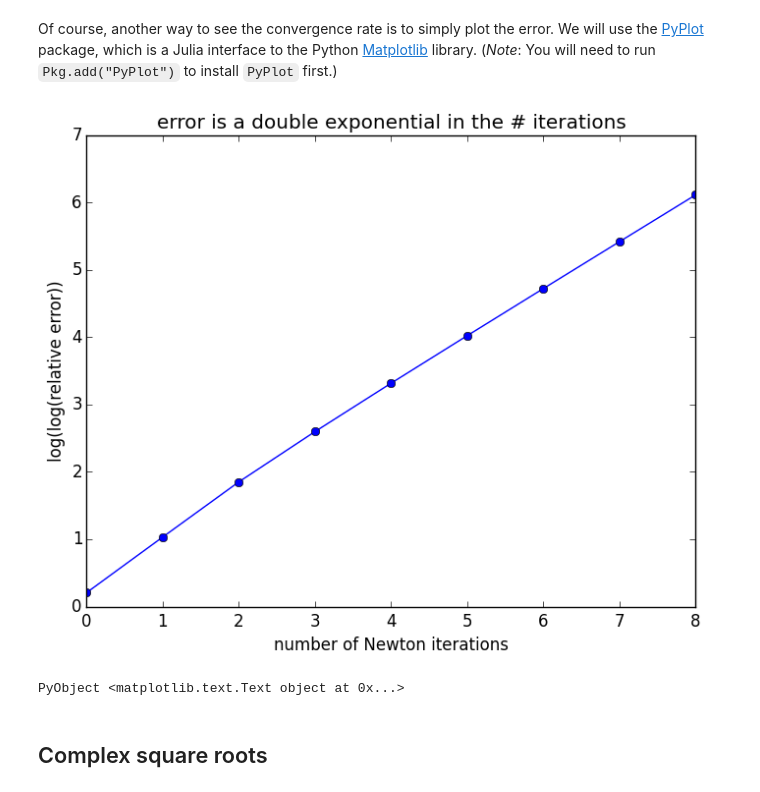
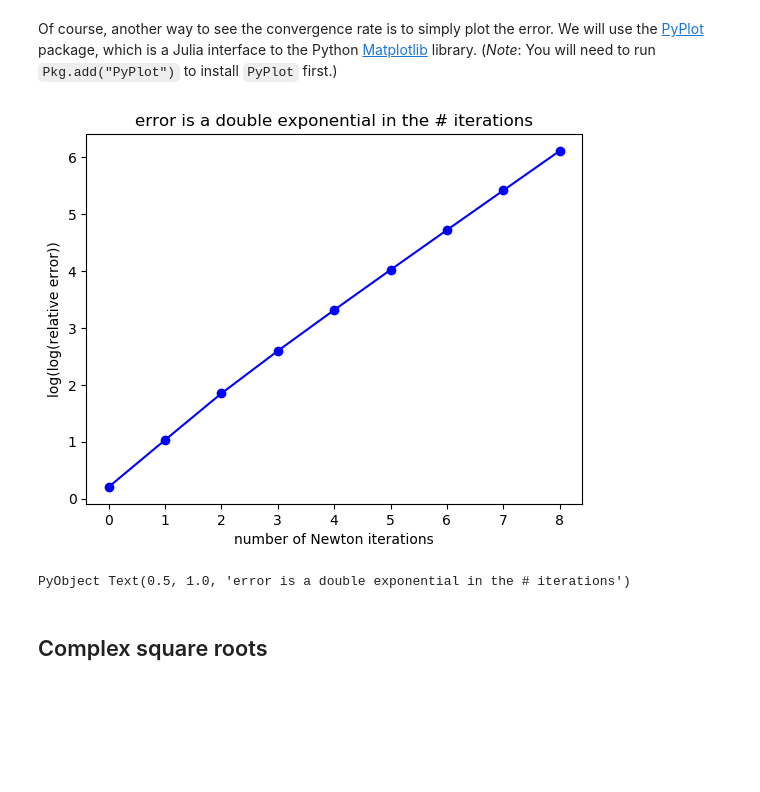
Before and after one commit to mitmath/18335, a Jupyter notebook: notes/Newton-Square-Roots.ipynb, the cells around one changed output. Saved outputs shown, nothing was run; the diff lists cells and outputs as text; code cells hidden in the pictures; blank space fills up the shorter version.

```diff
--- a/notes/Newton-Square-Roots.ipynb
+++ b/notes/Newton-Square-Roots.ipynb
@@ -112,18 +136,18 @@ Of course, another way to see the convergence rate is to simply plot the error.
 # %%
 using PyPlot
 
-set_bigfloat_precision(4000)
+setprecision(BigFloat, 4000)
 vals = [iterate_sqrt(big(2), n, big(1)) for n in 0:10]  # Newton iterates
-errs = abs(vals - sqrt(big(2))) / sqrt(big(2))  # relative errors
-errs = float64(errs) # convert back to double-precision for plotting
+errs = abs.(vals .- sqrt(big(2))) ./ sqrt(big(2))  # relative errors
+errs = Float64.(errs) # convert back to double-precision for plotting
 
-plot(0:10, log(-log(errs)), "bo-")
+plot(0:10, log.(-log.(errs)), "bo-")
 ylabel("log(log(relative error))")
 xlabel("number of Newton iterations")
 title("error is a double exponential in the # iterations")
 # %% [output]
-[figure, old version]
+[figure, new version]
-PyObject <matplotlib.text.Text object at 0x...>
+PyObject Text(0.5, 1.0, 'error is a double exponential in the # iterations')
 # %% [markdown]
 ## Complex square roots
 # %% [markdown]
```
Also changed, not shown: parts of 10 cells of this notebook.
